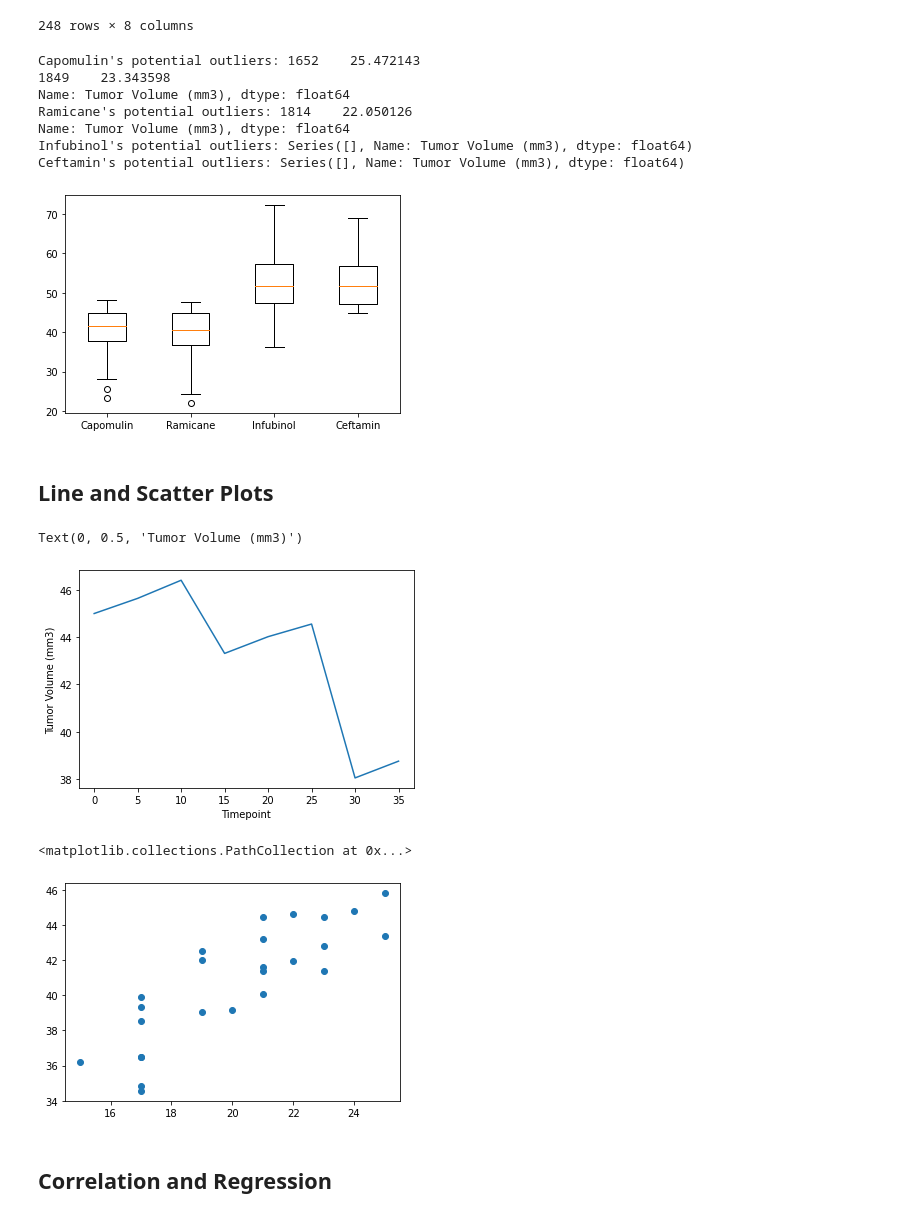
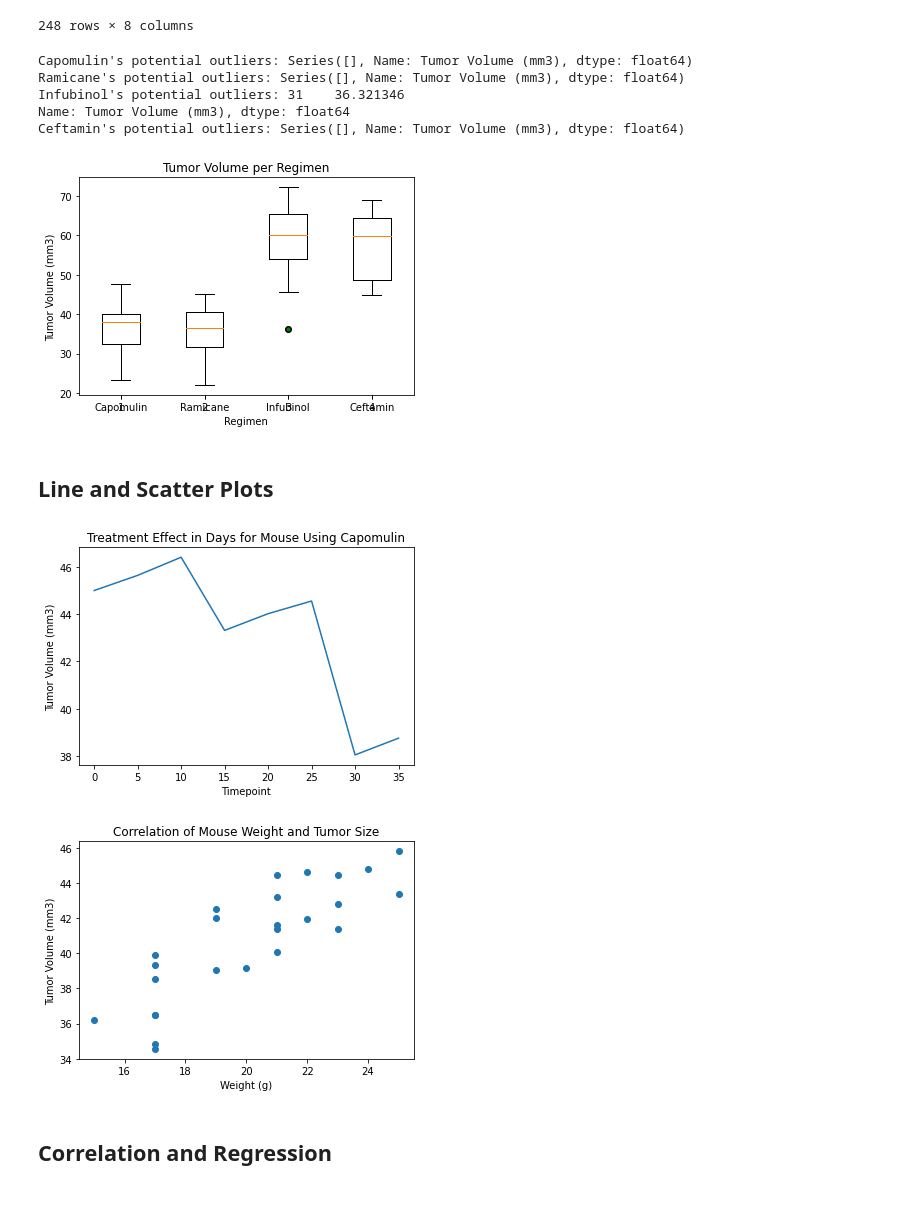
Before and after one commit to iastanehasl/Astaneh-05-Matplotlib-Homework-Challenge, a Jupyter notebook: Pymaceuticals/Astaneh-Pymaceuticals-Homework.ipynb, the cells around one changed output. Saved outputs shown, nothing was run; the diff lists cells and outputs as text; code cells hidden in the pictures.

Commit message:
Astaneh-05-Matplotlib-Homework-Challenge

```diff
--- a/Pymaceuticals/Astaneh-Pymaceuticals-Homework.ipynb
+++ b/Pymaceuticals/Astaneh-Pymaceuticals-Homework.ipynb
@@ -241,7 +251,7 @@ tumor_vol_list = []
 for drug in treatment_list:
 
     # Locate the rows which contain mice on each drug and get the tumor volumes
-    final_tumor_vol = mouseClean.loc[mouseClean["Drug Regimen"] == drug, 'Tumor Volume (mm3)']
+    final_tumor_vol = studyMerge.loc[studyMerge["Drug Regimen"] == drug, 'Tumor Volume (mm3)']
 
     # add subset
     tumor_vol_list.append(final_tumor_vol)
@@ -256,23 +266,26 @@ for drug in treatment_list:
     outliers = final_tumor_vol.loc[(final_tumor_vol < lower_bound) | (final_tumor_vol > upper_bound)]
     print(f"{drug}'s potential outliers: {outliers}")
 # %% [output]
-Capomulin's potential outliers: 1652    25.472143
-1849    23.343598
+Capomulin's potential outliers: Series([], Name: Tumor Volume (mm3), dtype: float64)
+Ramicane's potential outliers: Series([], Name: Tumor Volume (mm3), dtype: float64)
+Infubinol's potential outliers: 31    36.321346
 Name: Tumor Volume (mm3), dtype: float64
-Ramicane's potential outliers: 1814    22.050126
-Name: Tumor Volume (mm3), dtype: float64
-Infubinol's potential outliers: Series([], Name: Tumor Volume (mm3), dtype: float64)
 Ceftamin's potential outliers: Series([], Name: Tumor Volume (mm3), dtype: float64)
 # %%
 # Generate a box plot of the final tumor volume of each mouse across four regimens of interest
 data = tumor_vol_list
 
 fig, ax = plt.subplots()
 ax.boxplot(tumor_vol_list)
 plt.xticks([1, 2, 3, 4],['Capomulin','Ramicane','Infubinol','Ceftamin'])
+plt.title("Tumor Volume per Regimen")
+flierprops = dict(marker='o', markerfacecolor='g', markersize = 5)
+plt.boxplot(data, flierprops = flierprops)
+plt.ylabel("Tumor Volume (mm3)")
+plt.xlabel("Regimen")
 plt.show()
 # %% [output]
-[figure, old version]
+[figure, new version]
 # %% [markdown]
 ## Line and Scatter Plots
 # %%
@@ -286,20 +299,24 @@ timepointcapomulinMouse = j246['Timepoint']
 plt.plot(timepointcapomulinMouse, j246['Tumor Volume (mm3)'])
 plt.xlabel('Timepoint')
 plt.ylabel('Tumor Volume (mm3)')
+plt.title("Treatment Effect in Days for Mouse Using Capomulin")
+plt.show()
 # %% [output]
-Text(0, 0.5, 'Tumor Volume (mm3)')
-[figure, old version]
+[figure, new version]
 # %%
 # Generate a scatter plot of average tumor volume vs. mouse weight for the Capomulin regimen
 
 cMouse = capomulinMouse.groupby('Mouse ID')
-avg= cMouse.mean()
-avg_tumor=avg['Tumor Volume (mm3)']
-x=avg['Weight (g)']
-plt.scatter(x,avg_tumor)
+avg = cMouse.mean()
+avgTumor = avg['Tumor Volume (mm3)']
+x = avg['Weight (g)']
+plt.scatter(x,avgTumor)
+plt.xlabel('Weight (g)')
+plt.ylabel('Tumor Volume (mm3)')
+plt.title("Correlation of Mouse Weight and Tumor Size")
+plt.show()
 # %% [output]
-<matplotlib.collections.PathCollection at 0x...>
-[figure, old version]
+[figure, new version]
 # %% [markdown]
 ## Correlation and Regression
 # %%
```
Also changed, not shown: parts of 5 cells of this notebook, 2 other files.
